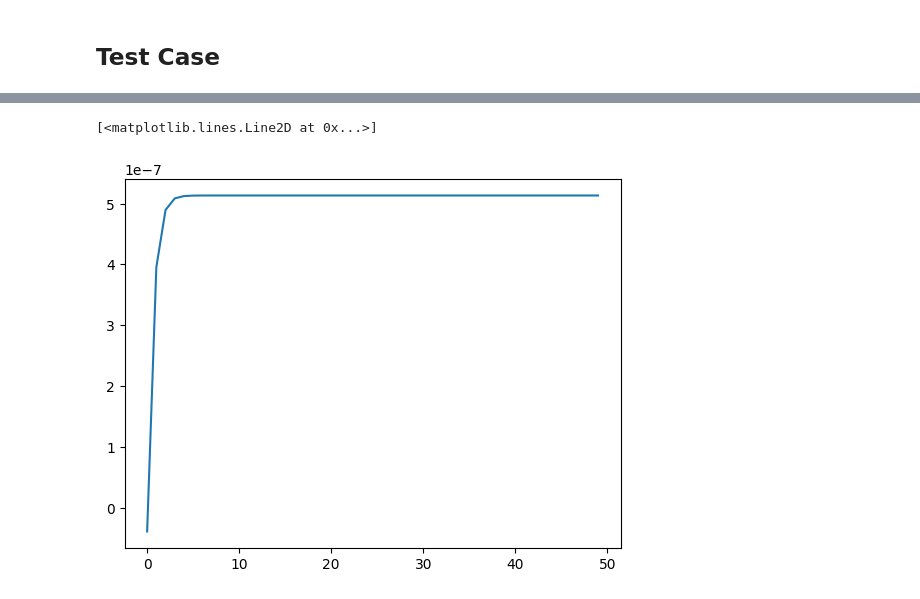
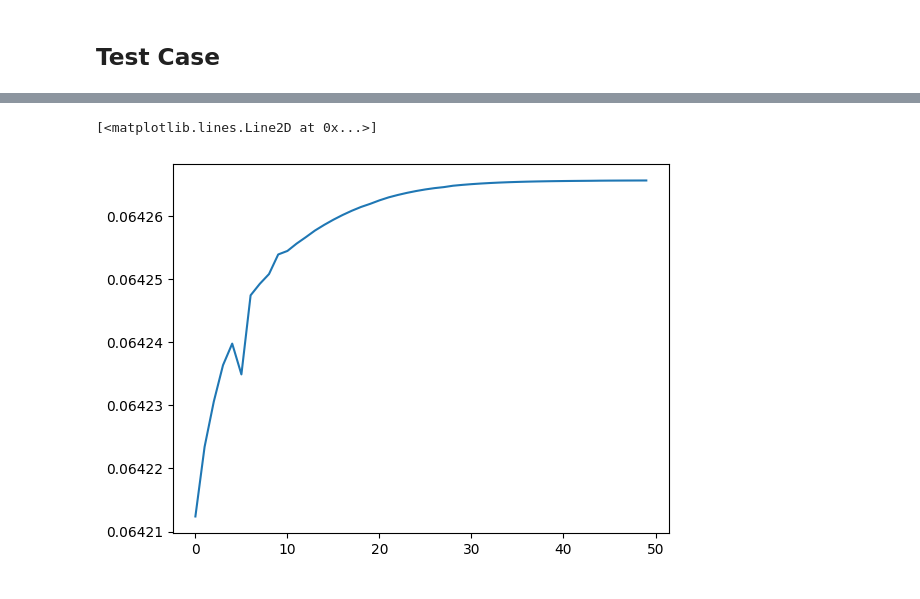
Before and after one commit to saragazzoni/Master_Thesis, a Jupyter notebook: Model2D/main.ipynb, the cells around one changed output, grey strips where cells are left out. Saved outputs shown, nothing was run; the diff lists cells and outputs as text; code cells hidden in the pictures.

```diff
--- a/Model2D/main.ipynb
+++ b/Model2D/main.ipynb
@@ -11,7 +11,7 @@ import solver2D as s2
 # %% [markdown]
 ## Mesh creation
 # %%
-mesh = BoxMesh(Point(-1, -1, 0), Point(1, 1, 1), 10, 10, 10)
+mesh = BoxMesh(Point(-1, -1, 0), Point(1, 1, 1), 20, 20, 10)
 V = FunctionSpace(mesh, "CG", 1)
 # %% [markdown]
 ## Test Case
@@ -23,11 +23,11 @@ save_interval = 2
 times = []#[0,7/dt,14/dt,21/dt,28/dt]
 doses = []#10*np.ones_like(times)
 V = FunctionSpace(mesh,"P",2)
-n0 = Expression("m0/(pow(2*pi,0.5)*sigma)*exp(-pow(x[2]-s0,2)/(2*sigma*sigma))", # - x[0]*x[0]/(2*sigma_x*sigma_x) - x[1]*x[1]/(2*sigma_x*sigma_x))",
+n0 = Expression("m0/(pow(2*pi,0.5)*sigma)*exp(-pow(x[2]-s0,2)/(2*sigma*sigma) - x[0]*x[0]/(2*sigma_x*sigma_x) - x[1]*x[1]/(2*sigma_x*sigma_x))",
                 m0 = m0,s0 = 0.5,sigma=sqrt(0.08),sigma_x = sqrt(0.008),degree=2)
 n0 = interpolate(n0,V)
 c0 = interpolate(Constant(1.0), V)
-path_sol = "solutions/V_100"
+path_sol = "solutions/V_1e8_provagrad"
 
 solver = s2.Solver2D(mesh, V, n0, c0, dt, T, save_interval, times, doses, path_sol)
 n_vect,c_vect,mass,csc_mass,dc_mass,tdc_mass,phi_vect = solver.solve()
@@ -51,6 +51,6 @@ iter=1: norm=0
 Solving linear variational problem.
 # %%
-path_sol = "solutions/V_100"
+# path_sol = "solutions/V_1000"
 mass = np.load(path_sol + '/mass.npy')
 plt.plot(mass)
 # %% [output]
@@ -59,12 +59,12 @@ plt.plot(mass)
 # %%
 # oxygen level test case 1
 c = Function(V)
-cfile = XDMFFile('solutions/V_50/c.xdmf')
+cfile = XDMFFile(path_sol + '/c.xdmf')
 ctot = []
 for i in range(50):
     cfile.read_checkpoint(c,"c",i)
     ctot.append(assemble(c*dx))
 plt.plot(ctot)
 # %% [output]
 [<matplotlib.lines.Line2D at 0x...>]
-[figure, old version]
+[figure, new version]
```
Also changed, not shown: parts of 2 cells of this notebook, 57 other files.
